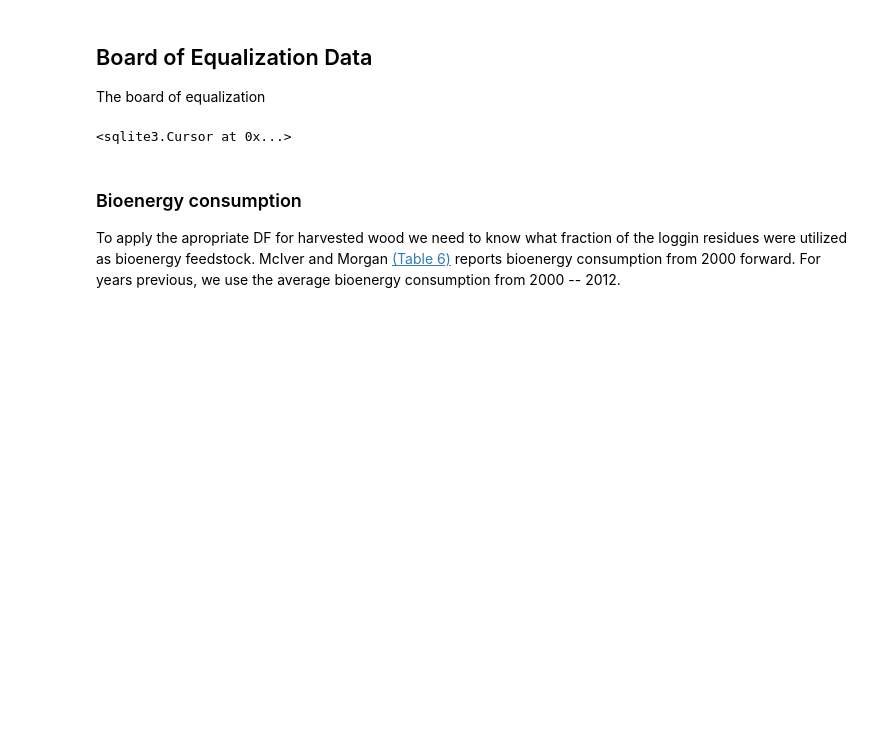
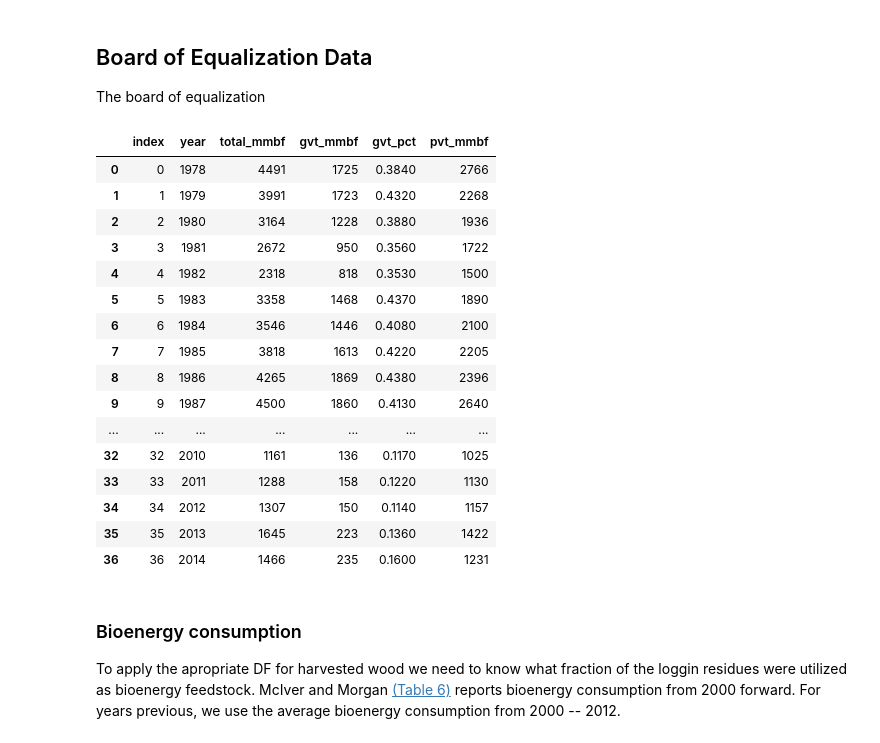
Before and after one commit to WoodResourcesGroup/RoundwoodHarvestGHG, a Jupyter notebook: wood_fates.ipynb, the cells around one changed output. Cells and saved outputs as stored; diff of their text form; code cells hidden in the pictures; blank space fills up the shorter version.

```diff
--- a/wood_fates.ipynb
+++ b/wood_fates.ipynb
@@ -105,10 +105,26 @@ print tabulate(tpoData, headers = ['Ownership','Roundwood Products','Logging Res
 The board of equalization
 # %%
 pd.read_csv('boe_hh.csv').to_sql('boe',sqdb['cx'], if_exists = 'replace')
-# %%
-sqdb['cx'].execute('select total_mmbf from boe;')
-# %% [output]
-<sqlite3.Cursor at 0x...>
+# %%
+pd.read_sql('select * from boe', sqdb['cx'])
+# %% [output]
+|  | index | year | total_mmbf | gvt_mmbf | gvt_pct | pvt_mmbf |
+| 0 | 0 | 1978 | 4491 | 1725 | 0.3840 | 2766 |
+| 1 | 1 | 1979 | 3991 | 1723 | 0.4320 | 2268 |
+| 2 | 2 | 1980 | 3164 | 1228 | 0.3880 | 1936 |
+| 3 | 3 | 1981 | 2672 | 950 | 0.3560 | 1722 |
+| 4 | 4 | 1982 | 2318 | 818 | 0.3530 | 1500 |
+| 5 | 5 | 1983 | 3358 | 1468 | 0.4370 | 1890 |
+| 6 | 6 | 1984 | 3546 | 1446 | 0.4080 | 2100 |
+| 7 | 7 | 1985 | 3818 | 1613 | 0.4220 | 2205 |
+| 8 | 8 | 1986 | 4265 | 1869 | 0.4380 | 2396 |
+| 9 | 9 | 1987 | 4500 | 1860 | 0.4130 | 2640 |
+| ... | ... | ... | ... | ... | ... | ... |
+| 32 | 32 | 2010 | 1161 | 136 | 0.1170 | 1025 |
+| 33 | 33 | 2011 | 1288 | 158 | 0.1220 | 1130 |
+| 34 | 34 | 2012 | 1307 | 150 | 0.1140 | 1157 |
+| 35 | 35 | 2013 | 1645 | 223 | 0.1360 | 1422 |
+| 36 | 36 | 2014 | 1466 | 235 | 0.1600 | 1231 |
 # %% [markdown]
 ### Bioenergy consumption
 To apply the apropriate DF for harvested wood we need to know what fraction of the loggin residues were utilized as bioenergy feedstock. McIver and Morgan [(Table 6)](https://docs.google.com/spreadsheets/d/138FWlGeW57MKdcz2UkWxtWV4o50SZO8sduB1R6JOFp8/pubhtml?gid=1952284551&single=true) reports bioenergy consumption from 2000 forward. For years previous, we use the average bioenergy consumption from 2000 -- 2012.
```
Also changed, not shown: parts of 8 cells of this notebook, 5 other files.
